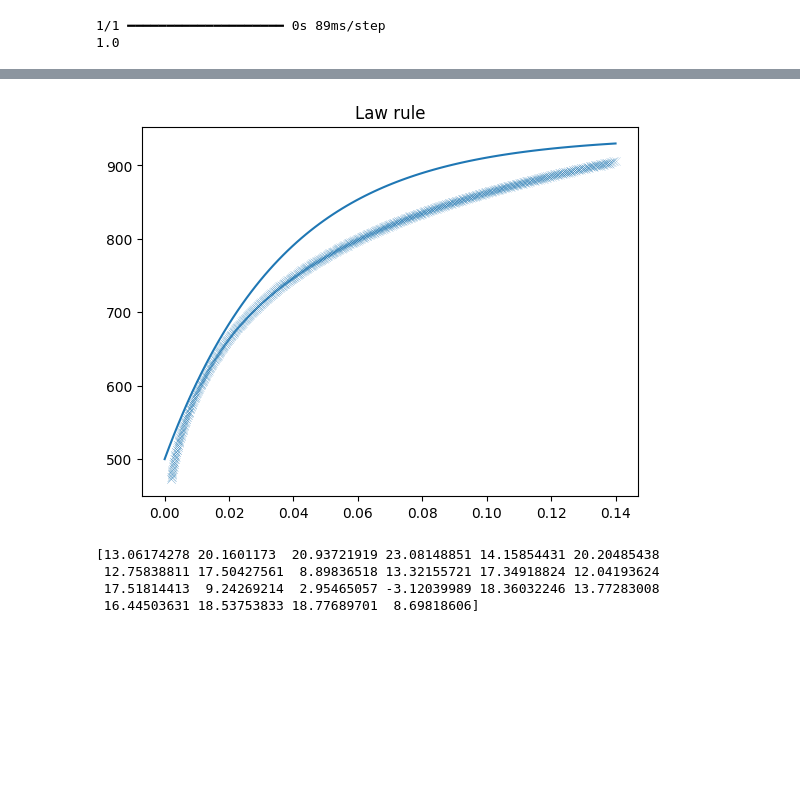
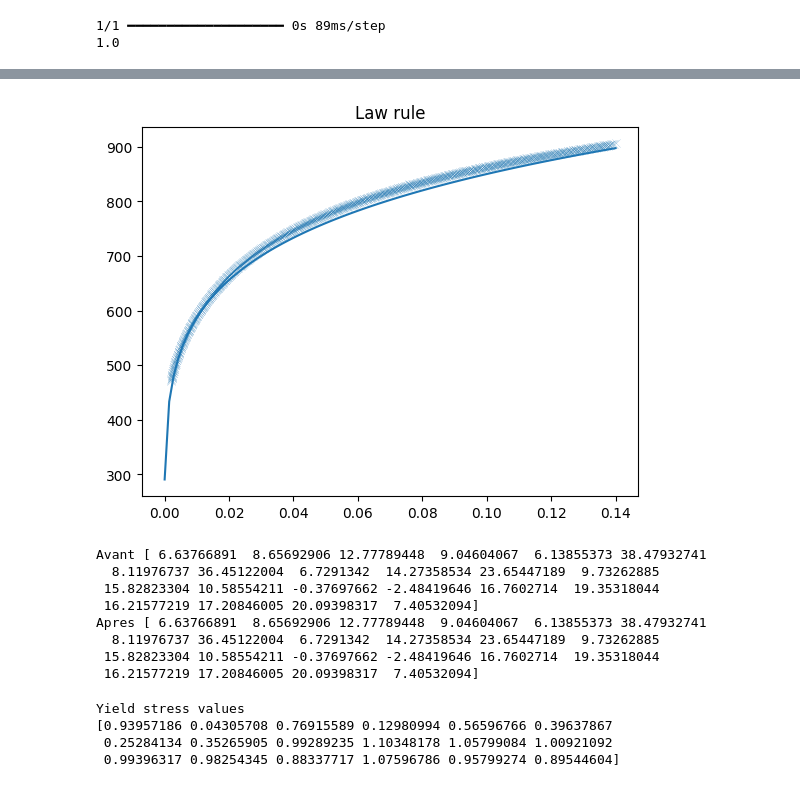
Before and after one commit to noberito/ethz, a Jupyter notebook: LAB_DATA/optimize_polyN.ipynb, the cells around one changed output, grey strips where cells are left out. Saved outputs shown, nothing was run; the diff lists cells and outputs as text; code cells hidden in the pictures; blank space fills up the shorter version.

Commit message:
calibrated on r-values

```diff
--- a/LAB_DATA/optimize_polyN.ipynb
+++ b/LAB_DATA/optimize_polyN.ipynb
@@ -81,11 +83,9 @@ def readData(material, protomodel):
     df_e["s12"] = df_e["YieldStress"] / sigma0 * (1 - df_e["q"]) * np.sin(df_e["LoadAngle"]) * np.cos(df_e["LoadAngle"]) / sigma0
     df_e["s13"] = df_e["YieldStress"] * 0
     df_e["s23"] = df_e["YieldStress"] * 0
-    df_e.loc[df_e["Rval"] == "*", "Rval"] = 10
 
     df = pd.concat([df_e, df_v])
-
-    print(df.head())
+    print(df)
 
     df["d11"] = (2/3) * df["s11"] - (1/3) * df["s22"] - (1/3) * df["s33"]
     df["d22"] = - (1/3) * df["s11"] + (2/3) * df["s22"] - (1/3) * df["s33"]
@@ -93,7 +93,6 @@ def readData(material, protomodel):
     return(df)
 
 df = readData(material, protomodel)
+print(df)
 nb_virtual_pt = len(df[df["Type"] == "v"])
-
-data = df[["d11", "d22", "s12", "s13", "s23","LoadAngle", "Rval"]].values
 # %% [output]
@@ -255,8 +258,8 @@ def jac_polyN_param(coeff, powers):
             PolyN function
 
         Output :
-            - coeff_grad (float ndarray of shape (5, nmon)) : coeff_grad[i] contains the
-            coefficients of each monomial derived with respect to dev[i]
+            - coeff_grad (float ndarray of shape (5, nmon)) : coeff_grad[i,j] contains the
+            coefficients of the monomial j derived with respect to dev[i]
             - powers_grad (float ndarray of shape (5, nmon, 5)) : powers_grad[i,j] contains
             the monomial j derived with respect to dev[i]
     """
@@ -556,14 +605,14 @@ def optiCoeff_pflow(law, coeff_polyN):
 
         def J(x):
             a, b, c = x
-            return np.sum(np.square(a * (b + ep) ** c - f(S)))
+            return np.sum(np.square(a * np.power((b + ep),c) - f(S)))
 
         def Grad_J(x):
             a, b, c = x
-            rho = a * (b + ep) ** c - f(S)
-            da = 2 * np.sum((b + ep) ** c * rho)
-            db = 2 * np.sum(c * a * (b + ep) ** (c - 1) * rho)
-            dc = 2 * np.sum(a * np.log(b + ep) * (b + ep) ** c * rho)
+            rho = a * np.power((ep + b), c) - f(S)
+            da = 2 * np.sum(np.power((ep + b), c) * rho)
+            db = 2 * np.sum(c * a * np.power((ep + b), (c - 1)) * rho)
+            dc = 2 * np.sum(a * np.log(ep + b) * np.power((ep + b), c) * rho)
             return(np.array([da, db, dc]))
 
         def constraint(x):
@@ -572,9 +621,9 @@ def optiCoeff_pflow(law, coeff_polyN):
 
         cons = {'type' : 'eq', 'fun' : constraint}
 
-        a0, b0, c0 = 1000, 0.1, 1
+        a0, b0, c0 = 1000, 1.1, 0.4
         x0 = np.array([a0, b0, c0])
-        opt = scipy.optimize.minimize(J, x0, method="SLSQP", jac=Grad_J, constraints=cons)
+        opt = scipy.optimize.minimize(J, x0, method="SLSQP", jac=Grad_J)
         print(opt)
 
         a, b, c = opt.x
@@ -585,13 +634,13 @@ def optiCoeff_pflow(law, coeff_polyN):
 
         def J(x):
             b, c = x
-            return np.sum(np.square(a + b * (1 - np.exp(- c * ep)) - f(S)))
+            return np.sum(np.square(a - b * (1 - np.exp(- c * ep)) - f(S)))
 
         def Grad_J(x):
             b, c = x
-            rho = a + b * (1 - np.exp(- c * ep)) - f(S)
-            db = 2 * np.sum((1 - np.exp(- c * ep)) * rho)
-            dc = 2 * np.sum(ep * b * np.exp(- c * ep) * rho)
+            rho = a - b * (1 - np.exp(- c * ep)) - f(S)
+            db = - 2 * np.sum((1 - np.exp(- c * ep)) * rho)
+            dc = - 2 * np.sum(ep * b * np.exp(- c * ep) * rho)
             return np.array([db, dc])
 
         b0, c0 = 1, 1
@@ -599,6 +648,7 @@ def optiCoeff_pflow(law, coeff_polyN):
         opt = scipy.optimize.minimize(J, x0, method="BFGS", jac=Grad_J,)
 
         b, c = opt.x
+        print(opt)
 
     return(a, b, c, ymod)
 
@@ -616,36 +674,37 @@ filepath = foldername + filename_out
 
 df_law = pd.read_csv(filepath)
 
 ymod = df_law.iloc[0, df_law.columns.get_loc("YoungModulus")]
 ep = df_law["PlasticStrain"].values
 
 sigma = df_law["PlasticStress"].values
 
 def swift(ep):
-    return(a * (b + ep) ** c)
+    return(a * np.power((b + ep), c))
+
 swift = np.vectorize(swift)
 
 def voce(ep):
-    return(a + b * (1 - np.exp(- c * ep)))
+    return(a - b * (1- np.exp(- c * ep)))
 
 voce = np.vectorize(voce)
 
 fig, ax = plt.subplots(1,1)
 
 X = np.linspace(0, np.max(ep), 100)
 
 if law == "swift" :
     Y = swift(X)
 elif law == "voce":
     Y = voce(X)
 
 ax.plot(X, Y)
 ax.set_title("Law rule")
 
 ax.scatter(ep, sigma, marker="x", linewidths=0.1 )
 plt.show()
 # %% [output]
-[figure, old version]
+[figure, new version]
 # %%
 """----------------------------------------------------FIXING PARAMETERS-----------------------------------------------------------------------------"""
 
@@ -681,6 +740,8 @@ b22 = 1
 coeff_deg2 = np.array([a1, a2, a3, a4, a5, a6])
 coeff_deg4 = np.array([b1, b2, b3, b4, b5, b6, b7, b8, b9, b10, b11, b12, b13, b14, b15, b16, b17, b18, b19, b20, b21, b22])
 
+print("Avant", coeff)
+
 def adapt_coeff(adapt, degree, coeff):
     if adapt :
         if degree == 2:
@@ -691,12 +752,16 @@ def adapt_coeff(adapt, degree, coeff):
 
 coeff = adapt_coeff(adapt, degree, coeff)
 
-print(coeff)
+print("Apres", coeff)
 # %% [output]
-[13.06174278 20.1601173  20.93721919 23.08148851 14.15854431 20.20485438
- 12.75838811 17.50427561  8.89836518 13.32155721 17.34918824 12.04193624
- 17.51814413  9.24269214  2.95465057 -3.12039989 18.36032246 13.77283008
- 16.44503631 18.53753833 18.77689701  8.69818606]
+Avant [ 6.63766891  8.65692906 12.77789448  9.04604067  6.13855373 38.47932741
+  8.11976737 36.45122004  6.7291342  14.27358534 23.65447189  9.73262885
+ 15.82823304 10.58554211 -0.37697662 -2.48419646 16.7602714  19.35318044
+ 16.21577219 17.20846005 20.09398317  7.40532094]
+Apres [ 6.63766891  8.65692906 12.77789448  9.04604067  6.13855373 38.47932741
+  8.11976737 36.45122004  6.7291342  14.27358534 23.65447189  9.73262885
+ 15.82823304 10.58554211 -0.37697662 -2.48419646 16.7602714  19.35318044
+ 16.21577219 17.20846005 20.09398317  7.40532094]
 # %%
 """----------------------------------------------------TESTING FUNCTIONS (PLOT & CONVEXITY)-----------------------------------------------------------------"""
 ## WRAP FUNCTION BEFORE USING PLOT IMPLICIT
@@ -796,6 +861,21 @@ def plot_implicit_coeff(coeff, bbox=(-1.5,1.5)):
 
 if plot:
     plot_implicit_coeff(coeff)
+# %%
+"""-----------------------------------------------FURTHER TESTS----------------------------------------------------------"""
+
+def f(S) :
+    return(polyN(S, coeff))
+
+X = df[["s11", "s22", "s33", "s12", "s13", "s23"]].values
+
+print("Yield stress values")
+print(f(X))
+# %% [output]
+Yield stress values
+[0.93957186 0.04305708 0.76915589 0.12980994 0.56596766 0.39637867
+ 0.25284134 0.35265905 0.99289235 1.10348178 1.05799084 1.00921092
+ 0.99396317 0.98254345 0.88337717 1.07596786 0.95799274 0.89544604]
 # %%
 """-------------------------------------------------OUTPUT---------------------------------------------------------------------------------------------"""
 def write_coeff_user(coeff, protomodel, degree, material, nb_virtual_pt):
```
Also changed, not shown: parts of 6 cells of this notebook, 10 other files.
